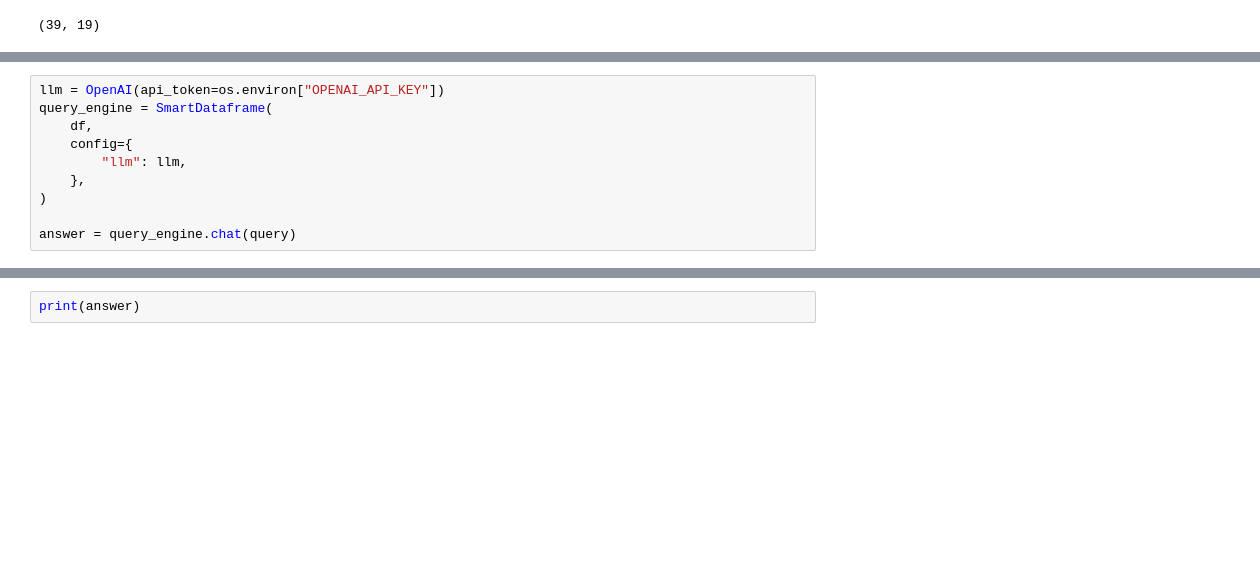
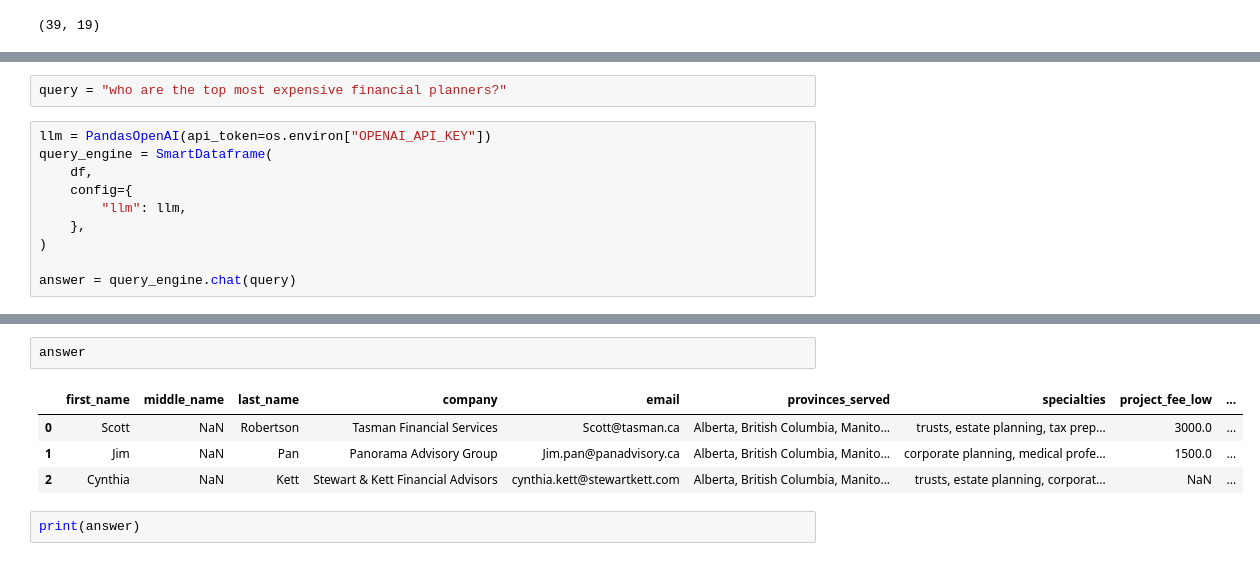
Before and after one commit to RavinderRai/financial-planner-chat-demo, a Jupyter notebook: exploratory_notes.ipynb, the cells around one changed output, grey strips where cells are left out. Cells and saved outputs as stored; diff of their text form; blank space fills up the shorter version.

```diff
--- a/exploratory_notes.ipynb
+++ b/exploratory_notes.ipynb
@@ -263,5 +336,7 @@ query = "Does Allan Buckingham serve Alberta?"
+# %%
+query = "who are the top most expensive financial planners?"
 # %%
-llm = OpenAI(api_token=os.environ["OPENAI_API_KEY"])
+llm = PandasOpenAI(api_token=os.environ["OPENAI_API_KEY"])
 query_engine = SmartDataframe(
     df,
     config={
@@ -275,3 +366,10 @@ answer = query_engine.chat(query)
+# %%
+answer
+# %% [output]
+|  | first_name | middle_name | last_name | company | email | provinces_served | specialties | project_fee_low | ... |
+| 0 | Scott | NaN | Robertson | Tasman Financial Services | Scott@tasman.ca | Alberta, British Columbia, Manito... | trusts, estate planning, tax prep... | 3000.0 | ... |
+| 1 | Jim | NaN | Pan | Panorama Advisory Group | Jim.pan@panadvisory.ca | Alberta, British Columbia, Manito... | corporate planning, medical profe... | 1500.0 | ... |
+| 2 | Cynthia | NaN | Kett | Stewart & Kett Financial Advisors | cynthia.kett@stewartkett.com | Alberta, British Columbia, Manito... | trusts, estate planning, corporat... | NaN | ... |
 # %%
 print(answer)
 # %% [output]
```
Also changed, not shown: parts of 15 cells of this notebook.
